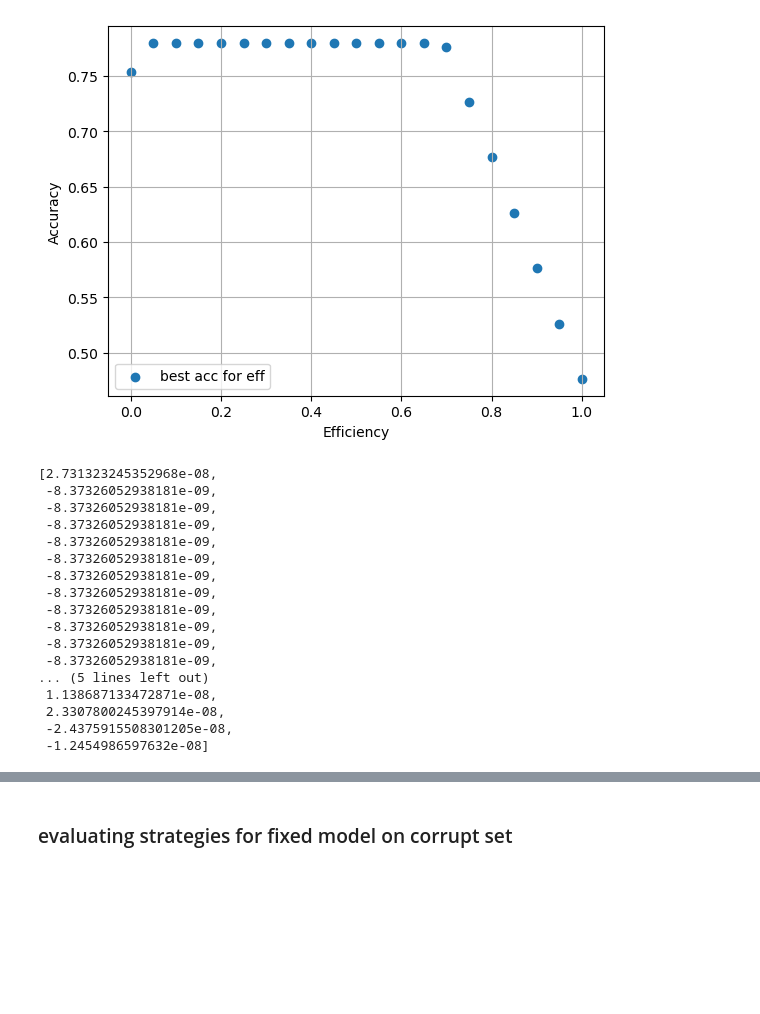
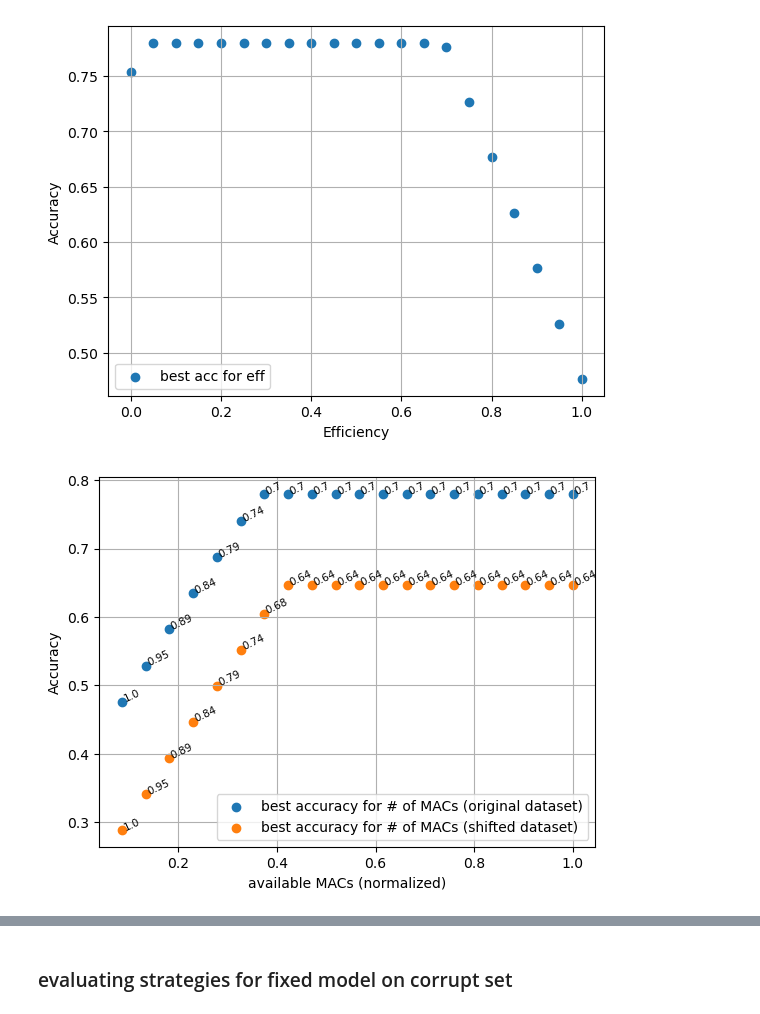
Before and after one commit to Geffen-Cooper/continual_learning_playground, a Jupyter notebook: src/test_time_kd/test_corruptions.ipynb, the cells around one changed output, grey strips where cells are left out. Drawn from its saved outputs; the diff is of its cells as text; code cells hidden in the pictures; blank space fills up the shorter version.

Commit message:
new acc vs MACs plot

```diff
--- a/src/test_time_kd/test_corruptions.ipynb
+++ b/src/test_time_kd/test_corruptions.ipynb
@@ -523,6 +523,8 @@ with torch.no_grad():
         clean_confidences[start:end] = conf
         clean_results[start:end] = res
         batch_idx += 1
+    torch.save(clean_confidences,"accs/clean_confs224.pt")
+    torch.save(clean_results,"accs/clean_results224.pt")
     batch_idx = 0
     for (img_batch, label_batch) in tqdm(clean_val_loader64):
         img_batch, label_batch = img_batch.to('cuda'), label_batch.to('cuda')
@@ -537,7 +539,8 @@ with torch.no_grad():
         clean_confidences64[start:end] = conf
         clean_results64[start:end] = res
         batch_idx += 1
-
+    torch.save(clean_confidences64,"accs/clean_confs64.pt")
+    torch.save(clean_results64,"accs/clean_results64.pt")
     # get corrupted results
     for dl_idx, data_loader in enumerate(corr_val_loaders):
         print(corruptions[dl_idx])
@@ -557,7 +560,8 @@ with torch.no_grad():
             corr_results[start:end] = acc
 
             idx +=  1
-
+    torch.save(corr_confidences,"accs/corr_confs224.pt")
+    torch.save(corr_results,"accs/corr_results224.pt")
     for dl_idx, data_loader in enumerate(corr_val_loaders64):
         print(corruptions[dl_idx])
         idx = 0
@@ -576,6 +580,8 @@ with torch.no_grad():
             corr_results64[start:end] = acc
 
             idx +=  1
+    torch.save(corr_confidences64,"accs/corr_confs64.pt")
+    torch.save(corr_results64,"accs/corr_results64.pt")
 # %% [output]
 gaussian_noise
 impulse_noise
@@ -590,6 +596,18 @@ fog
 brightness
 contrast
 ... (18 outputs left out)
+# %%
+# all confs and results on clean sets
+clean_confidences = torch.load("accs/clean_confs224.pt")
+clean_results = torch.load("accs/clean_results224.pt")
+clean_confidences64 = torch.load("accs/clean_confs64.pt")
+clean_results64 = torch.load("accs/clean_results64.pt")
+
+# all confs and results on corrupted sets
+corr_confidences = torch.load("accs/corr_confs224.pt")
+corr_results = torch.load("accs/corr_results224.pt")
+corr_confidences64 = torch.load("accs/corr_confs64.pt")
+corr_results64 = torch.load("accs/corr_results64.pt")
 # %% [markdown]
 ### setting the ordering
 # %%
@@ -1003,24 +1021,3 @@ plt.legend()
 # %% [output]
 <matplotlib.legend.Legend at 0x...>
 [figure]
-# %%
-diff = [accs[i] - acc_for_eff[i] for i,_ in enumerate(accs)]
-diff
-# %% [output]
-[2.731323245352968e-08,
- -8.37326052938181e-09,
- -8.37326052938181e-09,
- -8.37326052938181e-09,
- -8.37326052938181e-09,
- -8.37326052938181e-09,
- -8.37326052938181e-09,
- -8.37326052938181e-09,
- -8.37326052938181e-09,
- -8.37326052938181e-09,
- -8.37326052938181e-09,
- -8.37326052938181e-09,
-... (5 lines left out)
- 1.138687133472871e-08,
- 2.3307800245397914e-08,
- -2.4375915508301205e-08,
- -1.2454986597632e-08]
@@ -1026,0 +1085,21 @@ diff
+# %%
+accs2 = [acc/50000 for acc in accs]
+corr_accs2 = [acc/50000 for acc in corr_accs]
+fig,ax1 = plt.subplots()
+ax1.scatter(ops/max_ops,accs2,label="best accuracy for # of MACs (original dataset)")
+ax1.scatter(ops/max_ops,corr_accs2,label="best accuracy for # of MACs (shifted dataset)")
+# plt.scatter(clean_naive_efficiency[-1],clean_naive_online_acc[-1],label="naive",s=6)
+# plt.scatter(clean_oracle_efficiency[-1],clean_oracle_acc[-1],label="oracle",s=6)
+# plt.scatter(clean_online_efficiency[-1],clean_online_acc[-1],label="224",s=6)
+# plt.scatter(clean_online_efficiency64[-1],clean_online_acc64[-1],label="64",s=6,c='y')
+ax1.grid()
+ax1.set_xlabel("available MACs (normalized)")
+ax1.set_ylabel("Accuracy")
+ax1.legend()
+effs2 = [round(eff,2) for eff in effs]
+corr_effs2 = [round(corr_eff,2) for corr_eff in corr_effs]
+for i, txt in enumerate(effs2):
+    ax1.annotate(txt, ((ops/max_ops)[i], accs2[i]),rotation=25, size=7.5)
+    ax1.annotate(corr_effs2[i], ((ops/max_ops)[i], corr_accs2[i]),rotation=25, size=7.5)
+# %% [output]
+[figure, added]
```
Also changed, not shown: parts of 2 cells of this notebook.
